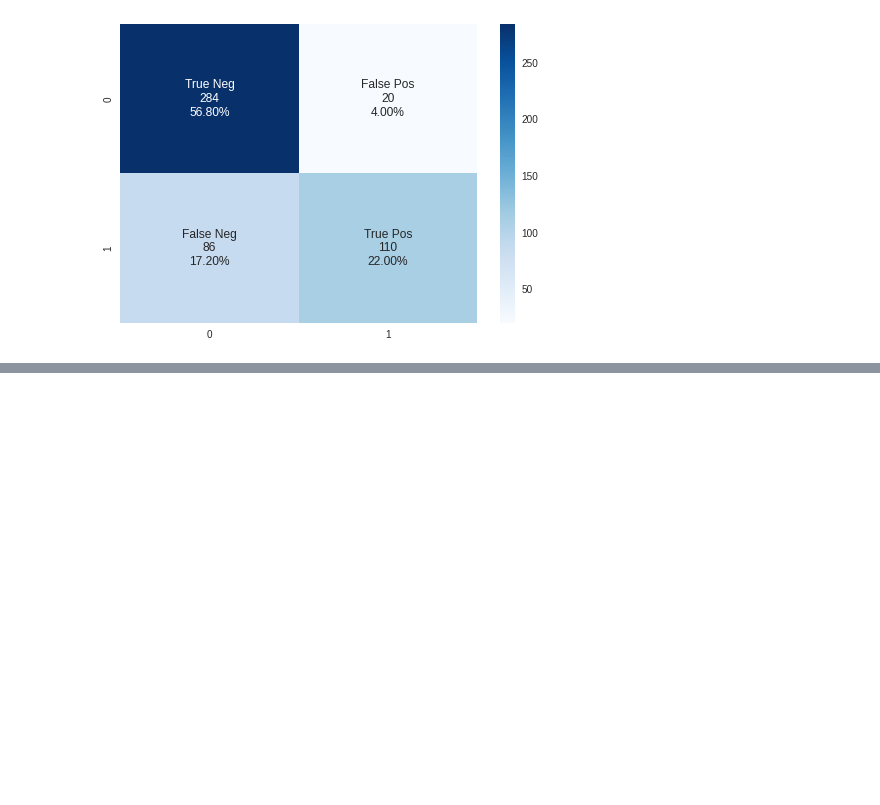
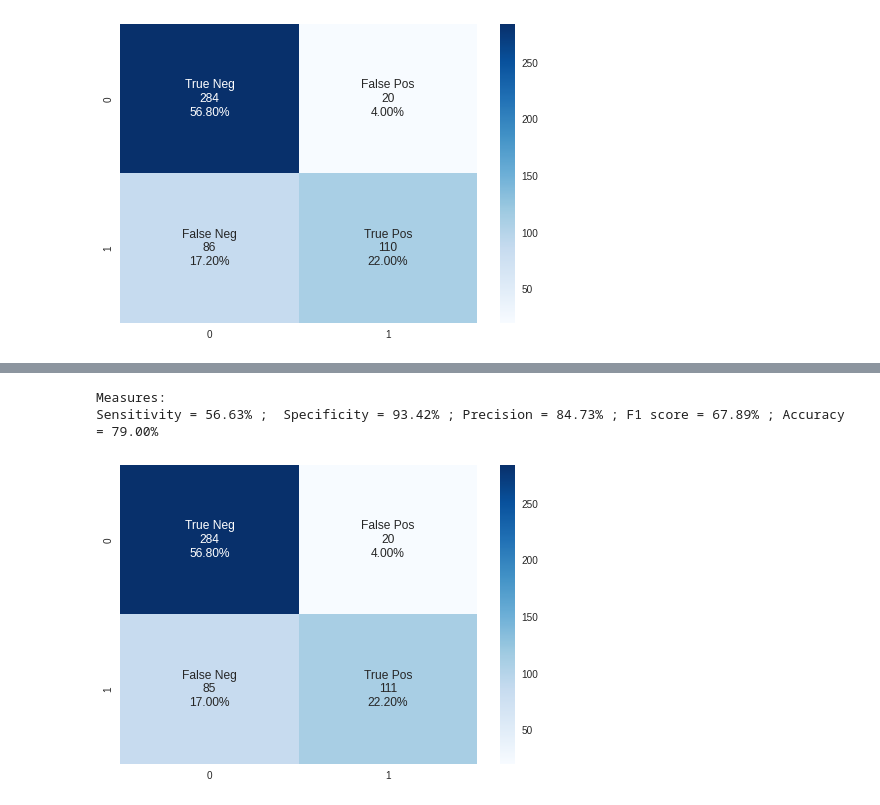
Before and after one commit to Emmalito/ML_BC2, a Jupyter notebook: src/modeling.ipynb, the cells around one changed output, grey strips where cells are left out. Cells and saved outputs as stored; diff of their text form; code cells hidden in the pictures; blank space fills up the shorter version.

```diff
--- a/src/modeling.ipynb
+++ b/src/modeling.ipynb
@@ -217,0 +255,18 @@ mean of 0.86 precision with a standard deviation of 0.01 for test_precision
+# %%
+model = RF()
+
+estimator = cross_validate(model, X_train, Inc_train,
+                            scoring="recall",cv=10
+                            , return_estimator=True)
+
+folders = estimator['estimator']
+pred = [0 for i in range(len(Inc_test))]
+for i in range(len(folders)):
+    pred += estimator['estimator'][i].predict(X_test)
+pred = pred // (len(folders))
+
+confusionMat(pred, 1, plot=True)
+# %% [output]
+Measures:
+Sensitivity = 56.63% ;  Specificity = 93.42% ; Precision = 84.73% ; F1 score = 67.89% ; Accuracy = 79.00%
+[figure, added]
```
Also changed, not shown: parts of 7 cells of this notebook.
